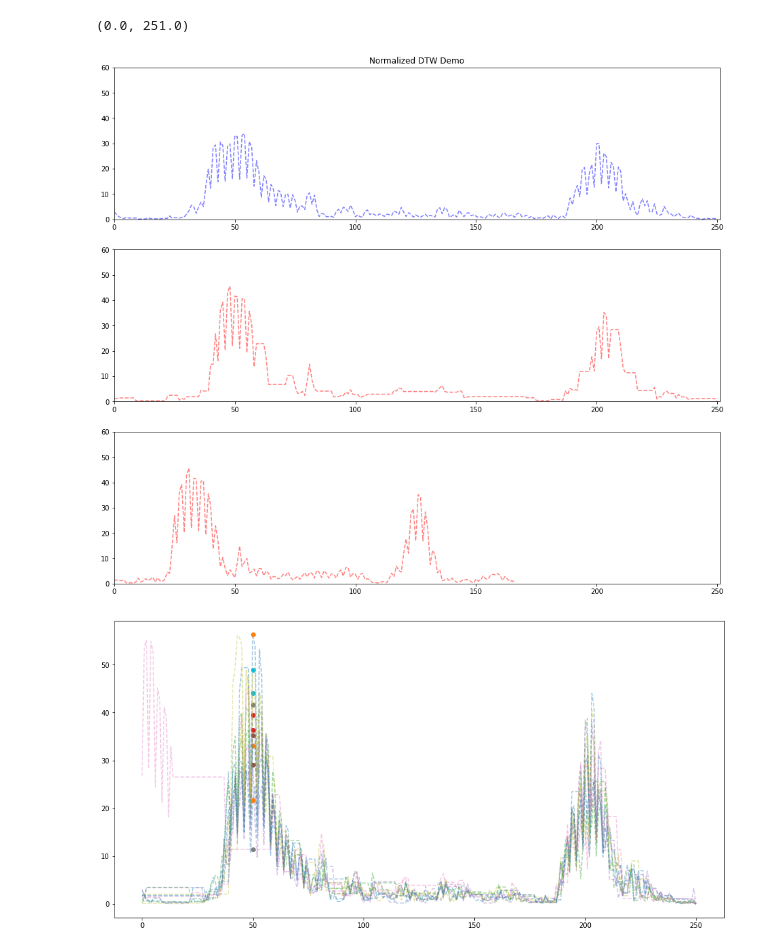
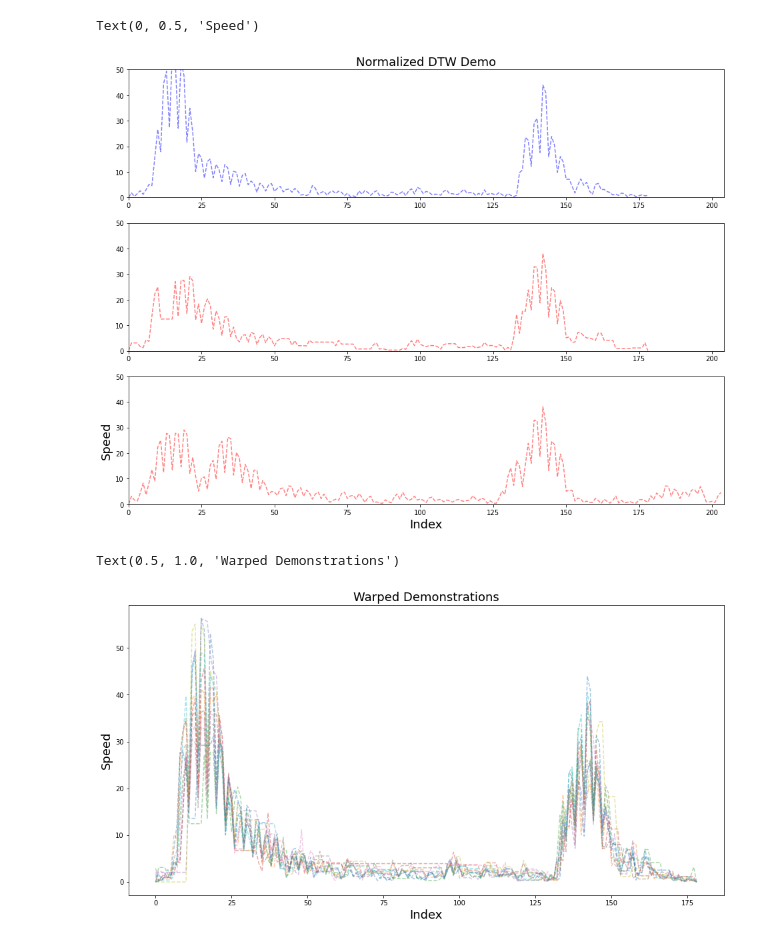
Before and after one commit to x35yao/make_tea, a Jupyter notebook: dynamic_time_warp/dynamic_time_warp.ipynb, the cells around one changed output. Saved outputs shown, nothing was run; the diff lists cells and outputs as text; code cells hidden in the pictures.

```diff
--- a/dynamic_time_warp/dynamic_time_warp.ipynb
+++ b/dynamic_time_warp/dynamic_time_warp.ipynb
@@ -216,41 +251,51 @@ Demos Length: 251, 203
 # %%
-target_demo = demos[8]
+# apply DTW between the median and all other demos
+target_demo = demos[median_demo]
+compare_demo = demo2
+min_cost_demos = {}
 normalized_demos = {target_demo:spd_data[target_demo]}
-for other_demo in demos[1:]:
-    target_demo_spd, other_demo_spd = spd_data[target_demo], spd_data[other_demo]
-    match_indices = np.array(dynamic_time_warp(target_demo_spd, other_demo_spd))
+for other_demo in demos:
+    target_demo_spd, other_demo_spd = spd_data[target_demo].copy(), spd_data[other_demo].copy()
+    match_indices, min_cost = dynamic_time_warp(target_demo_spd, other_demo_spd)
+    match_indices = np.array(match_indices)
+    min_cost_demos[other_demo] = min_cost
     new_demo = np.zeros(len(target_demo_spd))
     for match in match_indices:
         new_demo[match[0]-1] = other_demo_spd[match[1]-1]
     normalized_demos[other_demo] = new_demo
 # %%
-test_demo = demos[3]
 target_demo_len = len(spd_data[target_demo])
-orig_demo_len = len(spd_data[test_demo])
+orig_demo_len = len(spd_data[compare_demo])
 
 fig, (ax7, ax8, ax9) = plt.subplots(nrows=3)
-fig.set_figheight(14)
+fig.set_figheight(12)
 fig.set_figwidth(16)
 ax7.plot(range(target_demo_len), spd_data[target_demo],'--', color='blue', alpha=.5)
-ax8.plot(range(target_demo_len), normalized_demos[test_demo],'--', color='red', alpha=.5)
-ax9.plot(range(orig_demo_len), spd_data[test_demo],'--', color='red', alpha=.5)
-ax7.set_title('Normalized DTW Demo')
-ax7.set_ylim([0, 60])
-ax8.set_ylim([0, 60])
-ax9.set_ylim([0, 60])
+ax8.plot(range(target_demo_len), normalized_demos[compare_demo],'--', color='red', alpha=.5)
+ax9.plot(range(orig_demo_len), spd_data[compare_demo],'--', color='red', alpha=.5)
+ax7.set_title('Normalized DTW Demo', fontsize=18)
+ax7.set_ylim([0, 50])
+ax8.set_ylim([0, 50])
+ax9.set_ylim([0, 50])
 ax7.set_xlim([0, max(target_demo_len, orig_demo_len)])
 ax8.set_xlim([0, max(target_demo_len, orig_demo_len)])
 ax9.set_xlim([0, max(target_demo_len, orig_demo_len)])
+ax9.set_xlabel('Index', fontsize=18)
+ax9.set_ylabel('Speed', fontsize=18)
 # %% [output]
-(0.0, 251.0)
+Text(0, 0.5, 'Speed')
-[figure, old version]
+[figure, new version]
 # %%
-select_index = 50
+# select_index = 50
 fig, ax10 = plt.subplots(1)
 fig.set_figheight(8)
 fig.set_figwidth(16)
 for _, norm_demo in normalized_demos.items():
     ax10.plot(range(len(norm_demo)), norm_demo, '--', alpha=.4)
-    ax10.plot(select_index, norm_demo[select_index], 'o')
+#     ax10.plot(select_index, norm_demo[select_index], 'o')
+ax10.set_xlabel("Index", fontsize=18)
+ax10.set_ylabel("Speed", fontsize=18)
+ax10.set_title("Warped Demonstrations", fontsize=18)
 # %% [output]
+Text(0.5, 1.0, 'Warped Demonstrations')
-[figure, old version]
+[figure, new version]
```
Also changed, not shown: parts of 16 cells of this notebook.
